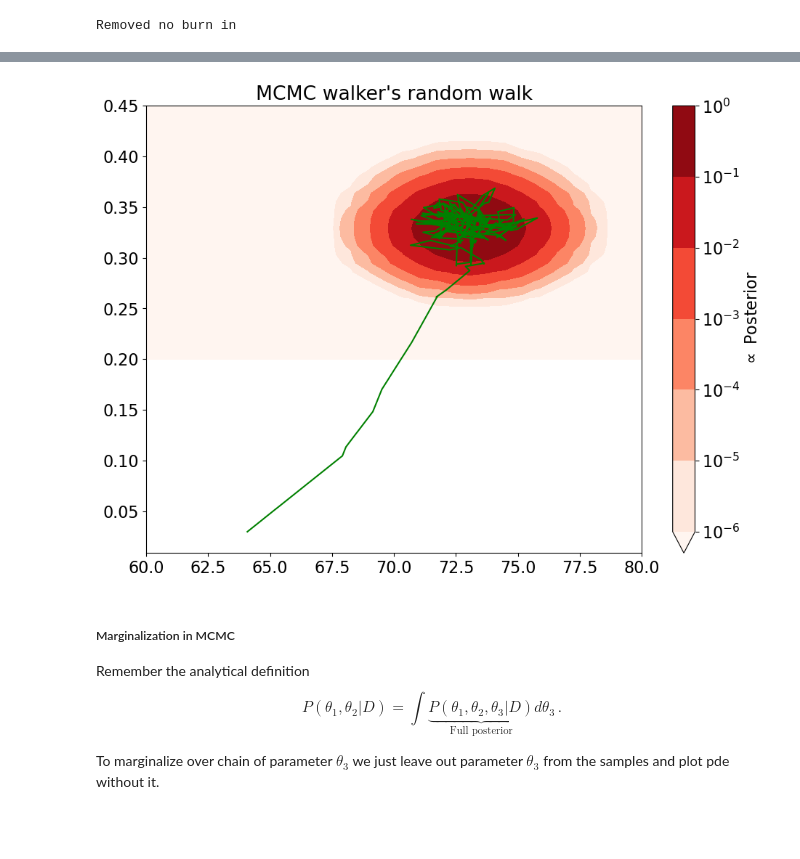
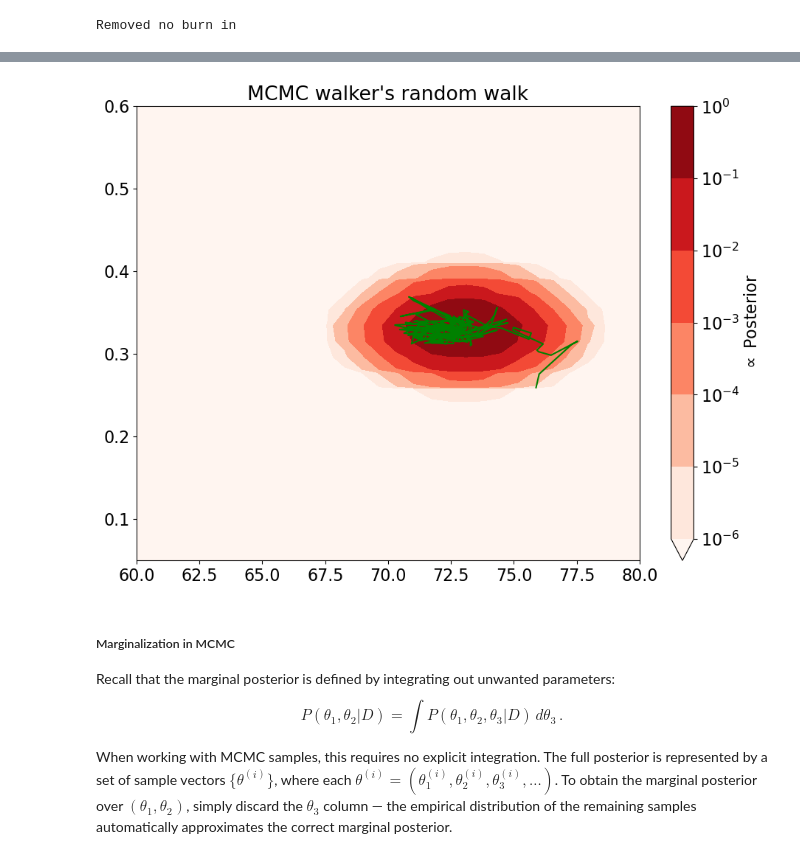
Before and after one commit to vasarm/STTG2026, a Jupyter notebook: lecture2.ipynb, the cells around one changed output, grey strips where cells are left out. Saved outputs shown, nothing was run; the diff lists cells and outputs as text; code cells hidden in the pictures; blank space fills up the shorter version.

Commit message:
Refined text

```diff
--- a/lecture2.ipynb
+++ b/lecture2.ipynb
@@ -624,21 +587,21 @@ def plot_chain_movement(H0_range, N_H0, Omega_m_range, N_Omega_m, chain, n_steps
         plt.title("MCMC walker's random walk")
         plt.show()
 # %%
-plot_chain_movement([60, 80], 30, [0.2, 0.45], 30, raw_chains[:,0,:], n_steps=500)
-#plot_chain_movement([60, 80], 30, [0.2, 0.45], 30, raw_chains[:,1,:], n_steps=500)
-#plot_chain_movement([60, 80], 30, [0.2, 0.45], 30, raw_chains[:,2,:], n_steps=500)
-#plot_chain_movement([60, 80], 30, [0.2, 0.45], 30, raw_chains[:,3,:], n_steps=500)
+plot_chain_movement([60, 80], 30, [0.05, 0.6], 30, raw_chains[:,0,:], n_steps=500)
+#plot_chain_movement([60, 80], 30, [0.05, 0.6], 30, raw_chains[:,1,:], n_steps=500)
+#plot_chain_movement([60, 80], 30, [0.05, 0.6], 30, raw_chains[:,2,:], n_steps=500)
+#plot_chain_movement([60, 80], 30, [0.05, 0.6], 30, raw_chains[:,3,:], n_steps=500)
 # %% [output]
-[figure, old version]
+[figure, new version]
 # %% [markdown]
 ##### Marginalization in MCMC
 
-Remember the analytical definition
+Recall that the marginal posterior is defined by integrating out unwanted parameters:
 \begin{equation}
-    P(\theta_1, \theta_2 | D) = \int \underbrace{P(\theta_1, \theta_2, \theta_3 | D)}_{\text{Full posterior}} d\theta_3\,. \tag{19}
+    P(\theta_1, \theta_2 | D) = \int P(\theta_1, \theta_2, \theta_3 | D)\, d\theta_3\,. \tag{19}
 \end{equation}
 
-To marginalize over chain of parameter $\theta_3$ we just leave out parameter $\theta_3$ from the samples and plot pde without it.
+When working with MCMC samples, this requires no explicit integration. The full posterior is represented by a set of sample vectors $\{\theta^{(i)}\}$, where each $\theta^{(i)} = (\theta_1^{(i)}, \theta_2^{(i)}, \theta_3^{(i)}, \ldots)$. To obtain the marginal posterior over $(\theta_1, \theta_2)$, simply discard the $\theta_3$ column — the empirical distribution of the remaining samples automatically approximates the correct marginal posterior.
 # %% [markdown]
 # Extra
 
```
Also changed, not shown: parts of 21 cells of this notebook, 1 other file.
